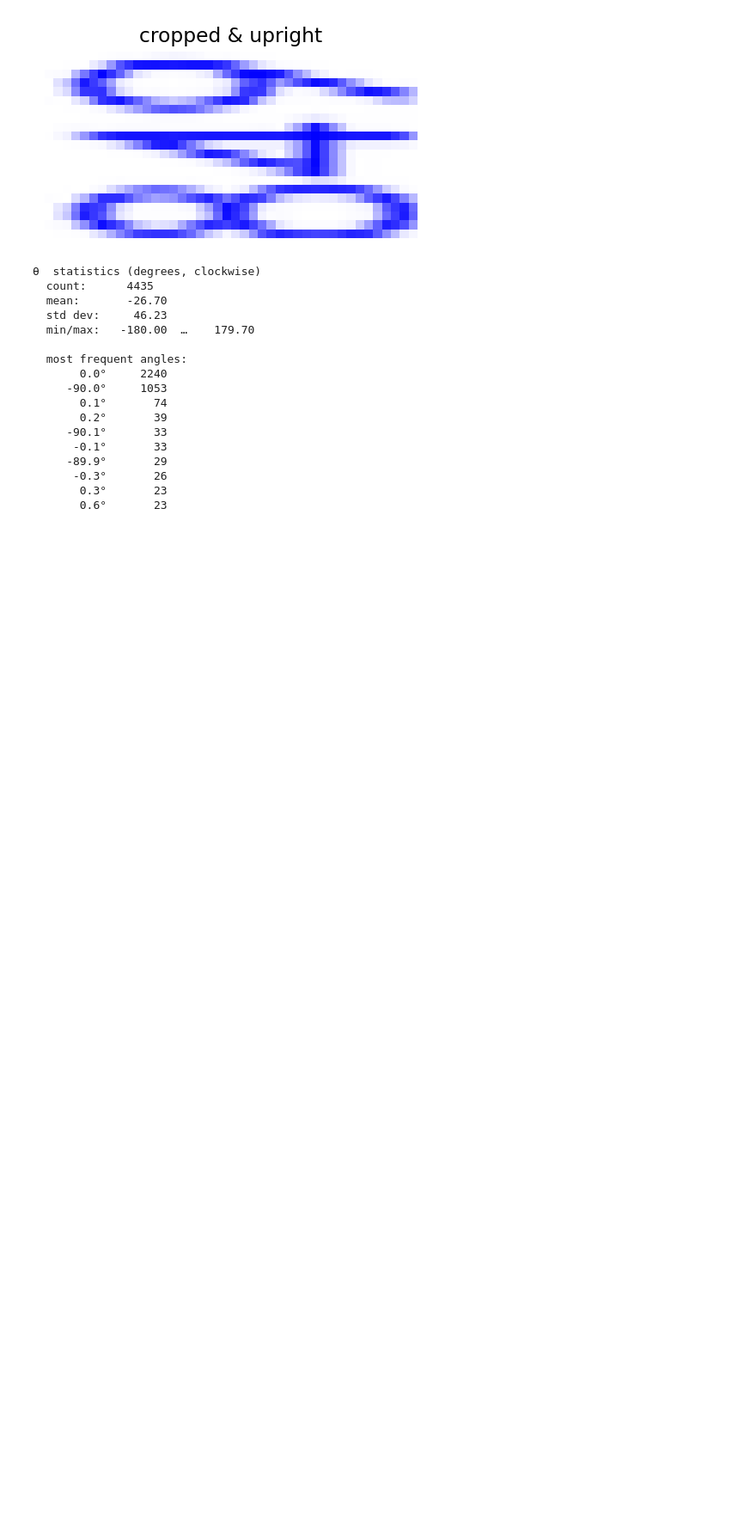
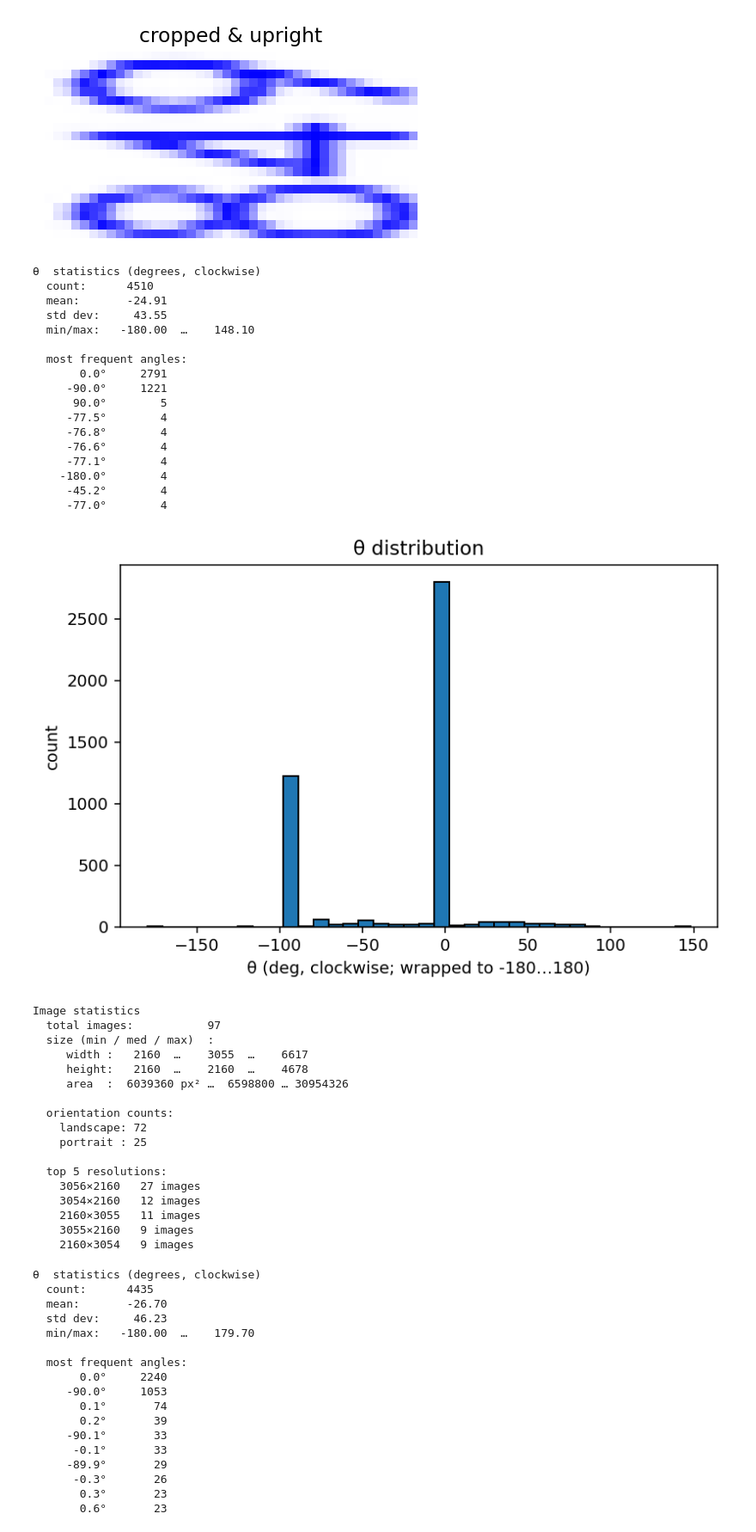
Before and after one commit to gonlyplease/ocr-rec-lab, a Jupyter notebook: analytics/rotation_preprocessing.ipynb, the cells around one changed output. Shown at 86% size. Saved outputs shown, nothing was run; the diff lists cells and outputs as text; code cells hidden in the pictures; blank space fills up the shorter version.

Commit message:
Completed Preprocessing to Coco-Obb, now starting trainin testing

```diff
--- a/notebooks/cad_preprocessing.ipynb
+++ b/analytics/rotation_preprocessing.ipynb
@@ -360,7 +195,7 @@ import matplotlib.pyplot as plt
 # ─── adjust your paths ───────────────────────────────────────────
 BATCH      = "batch_20250703_02"                         # pick any batch
 IMAGES_DIR = Path(f"../data/rotation/batches/{BATCH}/images/default")
-ANN_JSON   = Path(f"../data/rotation/batches/{BATCH}/annotations/experiment_coco.json")
+ANN_JSON   = Path(f"../data/rotation/batches/{BATCH}/annotations/instances_updated.json")
 # ─────────────────────────────────────────────────────────────────
 
 def load_coco(path: Path):
@@ -536,6 +371,53 @@ def analyze_images(coco: Dict[str, Any],
     print(f"\n  top {top_k} resolutions:")
     for (w, h), cnt in reso.most_common(top_k):
         print(f"    {w:>4}×{h:<4}   {cnt} images")
+# %%
+
+# ════════════════════════════════════════════════════════════════
+#  Example usage
+# ════════════════════════════════════════════════════════════════
+json_path = Path("../data/rotation/batches/batch_20250703_01/annotations/instances_updated.json")
+coco      = load_coco(json_path)
+df        = coco_to_df(coco)
+
+analyze_theta(df)     # ↩️ prints stats + shows histogram
+analyze_images(coco)  # ↩️ prints resolution info
+# %% [output]
+θ  statistics (degrees, clockwise)
+  count:      4510
+  mean:       -24.91
+  std dev:     43.55
+  min/max:   -180.00  …    148.10
+
+  most frequent angles:
+       0.0°     2791
+     -90.0°     1221
+      90.0°        5
+     -77.5°        4
+     -76.8°        4
+     -76.6°        4
+     -77.1°        4
+    -180.0°        4
+     -45.2°        4
+     -77.0°        4
+[figure, added]
+Image statistics
+  total images:           97
+  size (min / med / max)  :
+     width :   2160  …    3055  …    6617
+     height:   2160  …    2160  …    4678
+     area  :  6039360 px² …  6598800 … 30954326
+
+  orientation counts:
+    landscape: 72
+    portrait : 25
+
+  top 5 resolutions:
+    3056×2160   27 images
+    3054×2160   12 images
+    2160×3055   11 images
+    3055×2160   9 images
+    2160×3054   9 images
 # %%
 
 # ════════════════════════════════════════════════════════════════
```
Also changed, not shown: parts of 8 cells of this notebook, 2 other files.
